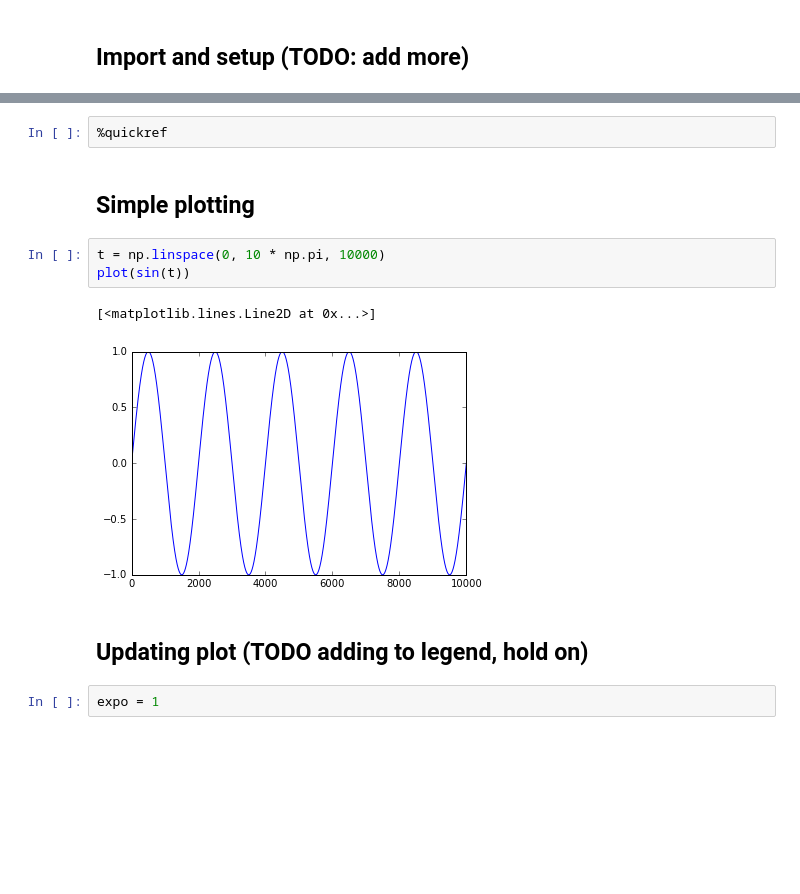
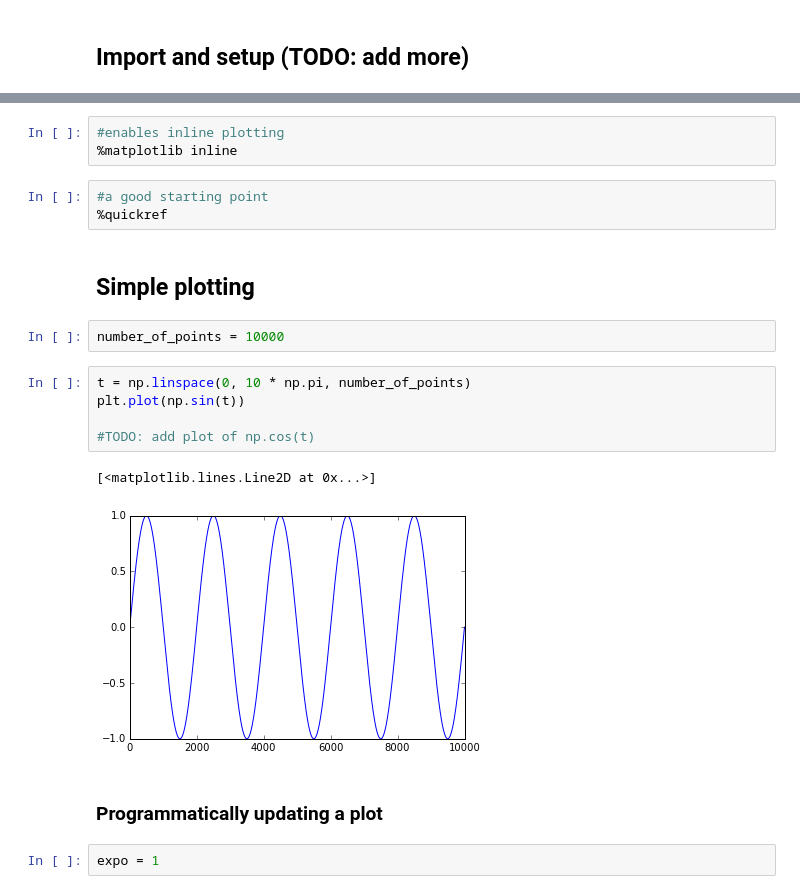
Before and after one commit to grmpflh27/ipython_train, a Jupyter notebook: general/nice_to_know.ipynb, the cells around one changed output, grey strips where cells are left out. Cells and saved outputs as stored; diff of their text form; blank space fills up the shorter version.

```diff
--- a/general/nice_to_know.ipynb
+++ b/general/nice_to_know.ipynb
@@ -7,14 +12,22 @@ Populating the interactive namespace from numpy and matplotlib
+# %%
+#enables inline plotting
+%matplotlib inline
 # %%
+#a good starting point
 %quickref
 # %% [markdown]
 ## Simple plotting
+# %%
+number_of_points = 10000
 # %%
-t = np.linspace(0, 10 * np.pi, 10000)
-plot(sin(t))
+t = np.linspace(0, 10 * np.pi, number_of_points)
+plt.plot(np.sin(t))
+
+#TODO: add plot of np.cos(t)
 # %% [output]
 [<matplotlib.lines.Line2D at 0x...>]
-[figure, old version]
+[figure, new version]
-# %% [markdown]
-## Updating plot (TODO adding to legend, hold on)
+# %% [markdown]
+### Programmatically updating a plot
 # %%
 expo = 1
```
Also changed, not shown: parts of 98 cells of this notebook, 8 other files.
